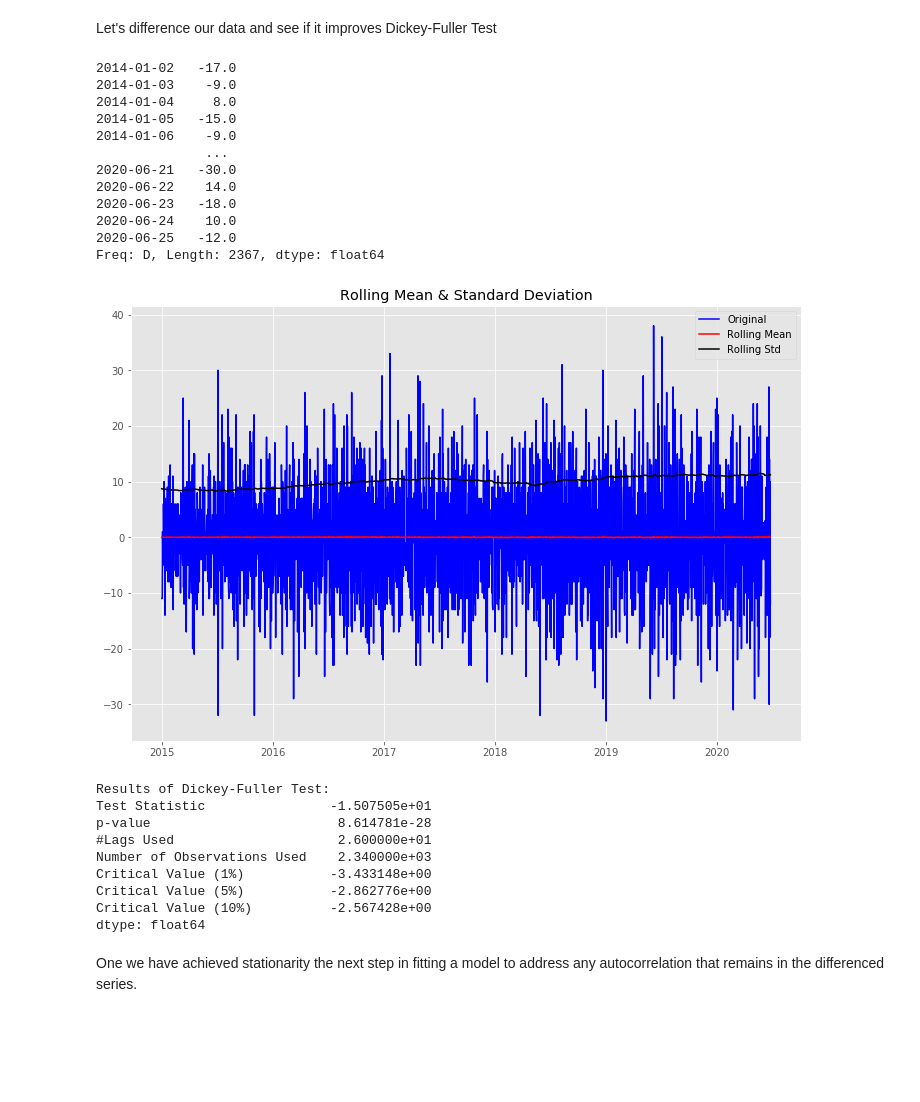
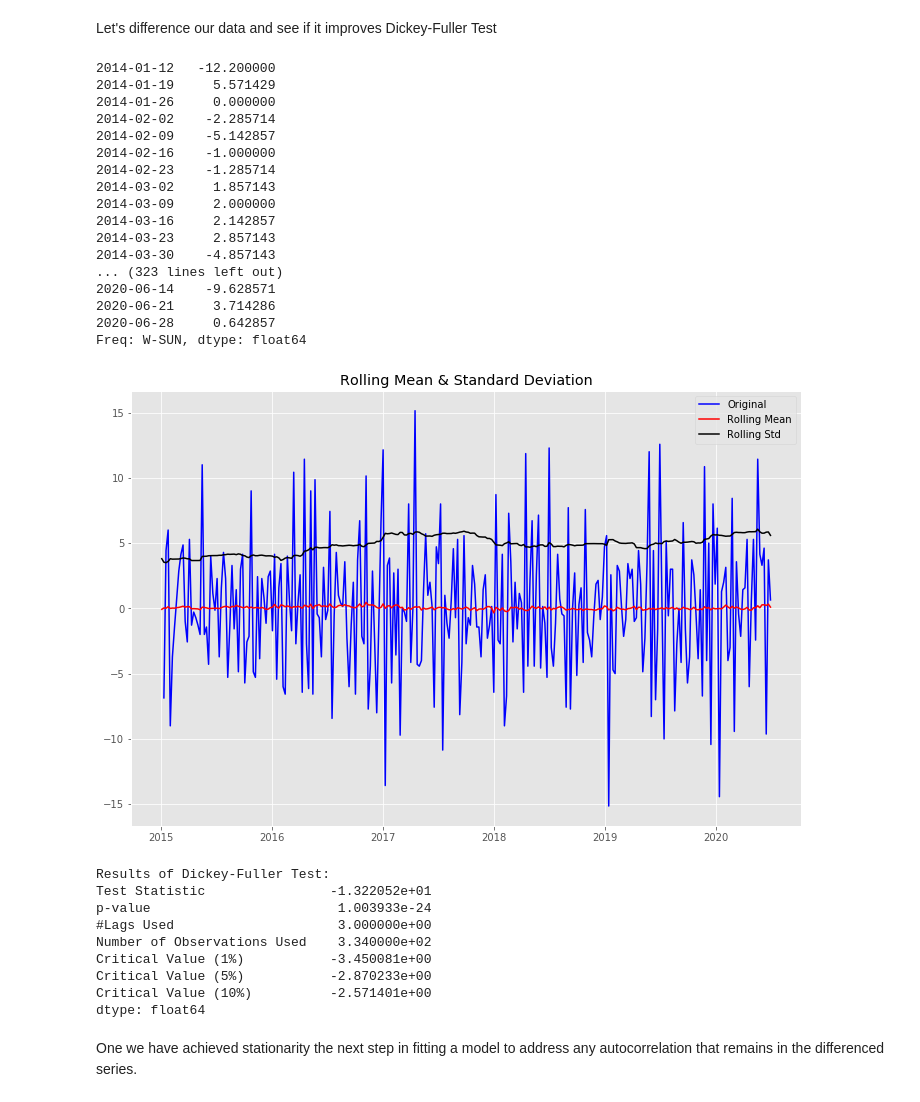
Before and after one commit to lecritch/timeseries_chi-sea-dsc, a Jupyter notebook: index.ipynb, the cells around one changed output. Drawn from its saved outputs; the diff is of its cells as text; code cells hidden in the pictures; blank space fills up the shorter version.

```diff
--- a/index.ipynb
+++ b/index.ipynb
@@ -347,0 +350,2 @@ These are not useful for prediction just yet, but they will lead us towards our
+# %%
+ts_weekly = ts.resample('W').mean()
@@ -579,20 +564,25 @@ Sometimes, we have to difference the differenced data (known as a second differe
 # %% [markdown]
 Let's difference our data and see if it improves Dickey-Fuller Test
 # %%
-ts.diff().dropna()
+ts_weekly.diff().dropna()
 # %% [output]
-2014-01-02   -17.0
-2014-01-03    -9.0
-2014-01-04     8.0
-2014-01-05   -15.0
-2014-01-06    -9.0
-              ...
-2020-06-21   -30.0
-2020-06-22    14.0
-2020-06-23   -18.0
-2020-06-24    10.0
-2020-06-25   -12.0
-Freq: D, Length: 2367, dtype: float64
+2014-01-12   -12.200000
+2014-01-19     5.571429
+2014-01-26     0.000000
+2014-02-02    -2.285714
+2014-02-09    -5.142857
+2014-02-16    -1.000000
+2014-02-23    -1.285714
+2014-03-02     1.857143
+2014-03-09     2.000000
+2014-03-16     2.142857
+2014-03-23     2.857143
+2014-03-30    -4.857143
+... (323 lines left out)
+2020-06-14    -9.628571
+2020-06-21     3.714286
+2020-06-28     0.642857
+Freq: W-SUN, dtype: float64
 # %%
 from statsmodels.tsa.stattools import adfuller
 
@@ -620,17 +610,17 @@ def test_stationarity(timeseries, window):
         dfoutput['Critical Value (%s)'%key] = value
     print (dfoutput)
 # %%
-test_stationarity(ts.diff().dropna(), 365)
+test_stationarity(ts_weekly.diff().dropna(), 52)
 # %% [output]
-[figure, old version]
+[figure, new version]
 Results of Dickey-Fuller Test:
-Test Statistic                -1.507505e+01
-p-value                        8.614781e-28
-#Lags Used                     2.600000e+01
-Number of Observations Used    2.340000e+03
-Critical Value (1%)           -3.433148e+00
-Critical Value (5%)           -2.862776e+00
-Critical Value (10%)          -2.567428e+00
+Test Statistic                -1.322052e+01
+p-value                        1.003933e-24
+#Lags Used                     3.000000e+00
+Number of Observations Used    3.340000e+02
+Critical Value (1%)           -3.450081e+00
+Critical Value (5%)           -2.870233e+00
+Critical Value (10%)          -2.571401e+00
 dtype: float64
 # %% [markdown]
 One we have achieved stationarity the next step in fitting a model to address any autocorrelation that remains in the differenced series.
```
Also changed, not shown: parts of 34 cells of this notebook, 25 other files.
